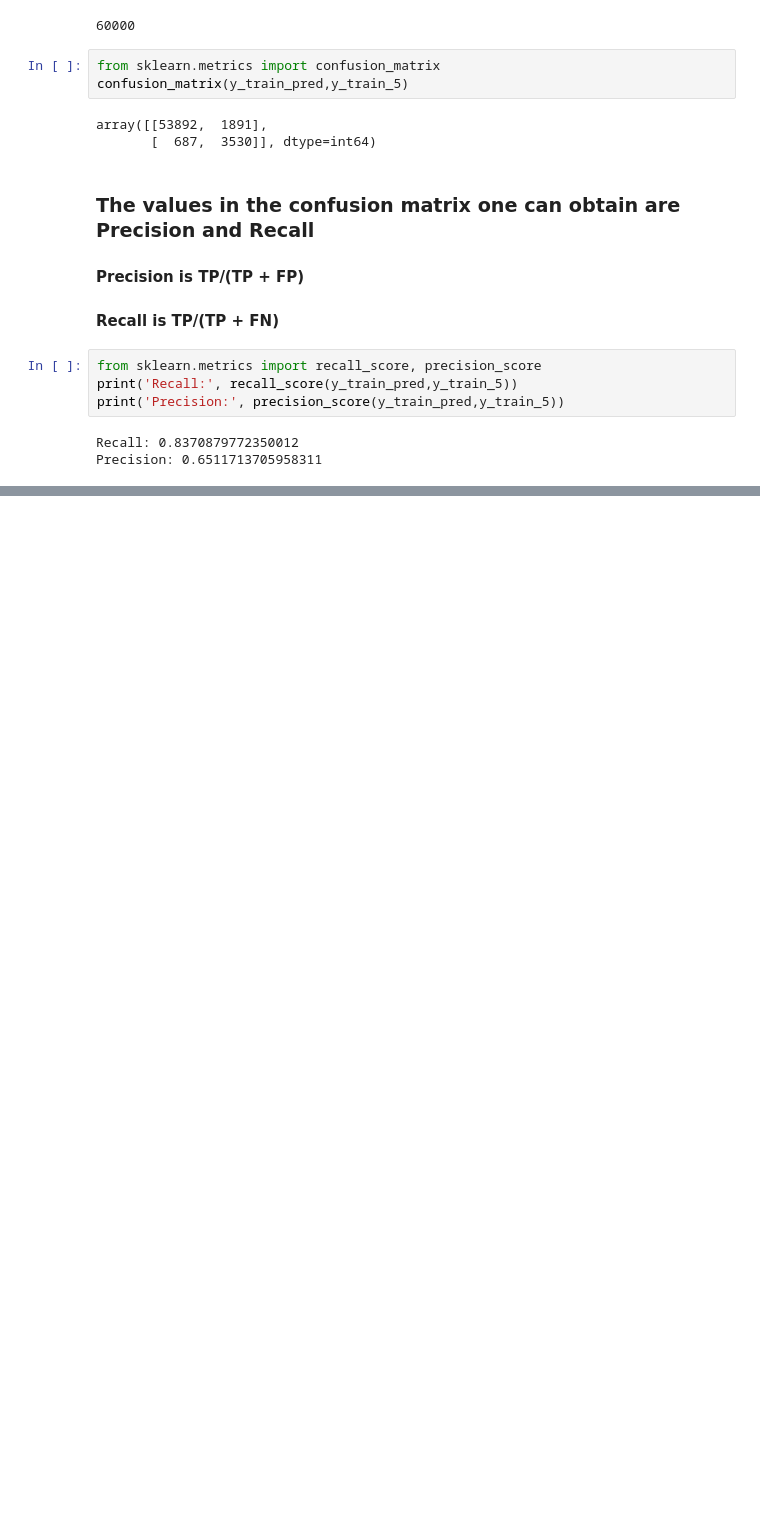
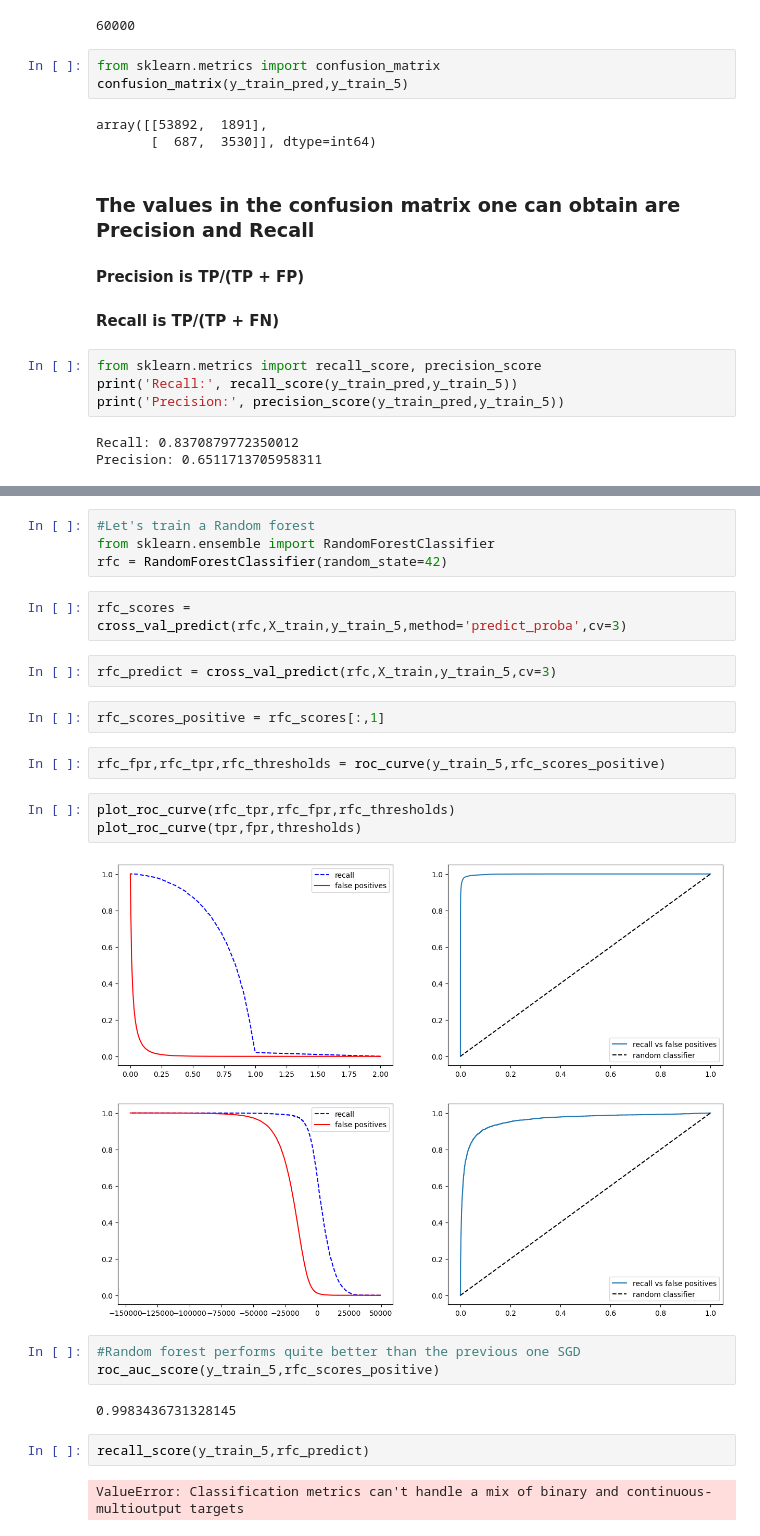
Before and after one commit to danigallart/Classification_practice, a Jupyter notebook: Classification.ipynb, the cells around one changed output, grey strips where cells are left out. Cells and saved outputs as stored; diff of their text form; blank space fills up the shorter version.

```diff
--- a/Classification.ipynb
+++ b/Classification.ipynb
@@ -145,0 +228,27 @@ f1_score(y_train_pred,y_train_5)
+# %%
+#Let's train a Random forest
+from sklearn.ensemble import RandomForestClassifier
+rfc = RandomForestClassifier(random_state=42)
+# %%
+rfc_scores = cross_val_predict(rfc,X_train,y_train_5,method='predict_proba',cv=3)
+# %%
+rfc_predict = cross_val_predict(rfc,X_train,y_train_5,cv=3)
+# %%
+rfc_scores_positive = rfc_scores[:,1]
+# %%
+rfc_fpr,rfc_tpr,rfc_thresholds = roc_curve(y_train_5,rfc_scores_positive)
+# %%
+plot_roc_curve(rfc_tpr,rfc_fpr,rfc_thresholds)
+plot_roc_curve(tpr,fpr,thresholds)
+# %% [output]
+[figure, added]
+[figure, added]
+# %%
+#Random forest performs quite better than the previous one SGD
+roc_auc_score(y_train_5,rfc_scores_positive)
+# %% [output]
+0.9983436731328145
+# %%
+recall_score(y_train_5,rfc_predict)
+# %% [output]
+ValueError: Classification metrics can't handle a mix of binary and continuous-multioutput targets
```
Also changed, not shown: parts of 19 cells of this notebook.
